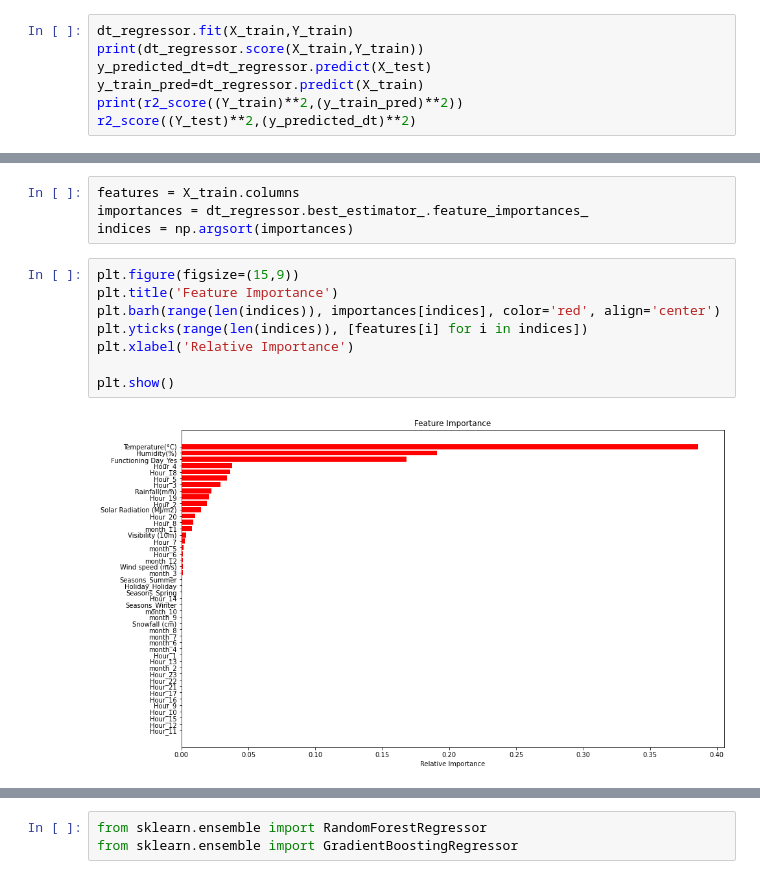
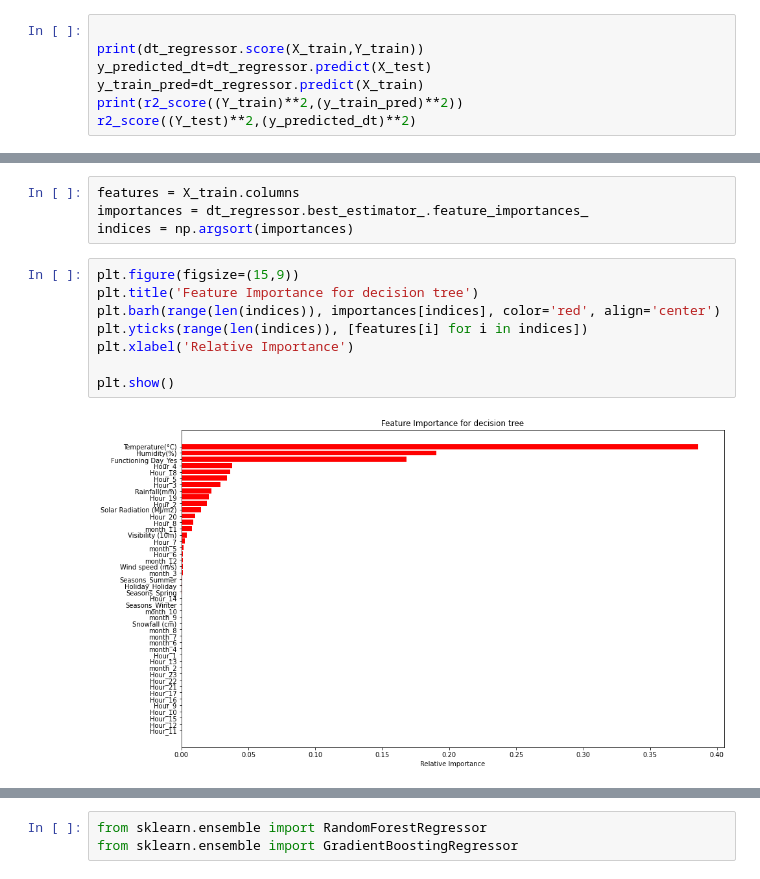
Before and after one commit to dkd99/Seoul-Bike-Sharing-Demand-Prediction, a Jupyter notebook: Bike_Sharing_Demand_Prediction_Capstone_Project.ipynb, the cells around one changed output, grey strips where cells are left out. Drawn from its saved outputs; the diff is of its cells as text.

```diff
--- a/Bike_Sharing_Demand_Prediction_Capstone_Project.ipynb
+++ b/Bike_Sharing_Demand_Prediction_Capstone_Project.ipynb
@@ -1001,5 +1067,5 @@ Using  {'max_depth': 10, 'max_leaf_nodes': 100}  r2_score is:  0.754340794263337
 # %%
-dt_regressor.fit(X_train,Y_train)
+
 print(dt_regressor.score(X_train,Y_train))
 y_predicted_dt=dt_regressor.predict(X_test)
 y_train_pred=dt_regressor.predict(X_train)
@@ -1030,11 +1096,11 @@ importances = dt_regressor.best_estimator_.feature_importances_
 indices = np.argsort(importances)
 # %%
 plt.figure(figsize=(15,9))
-plt.title('Feature Importance')
+plt.title('Feature Importance for decision tree')
 plt.barh(range(len(indices)), importances[indices], color='red', align='center')
 plt.yticks(range(len(indices)), [features[i] for i in indices])
 plt.xlabel('Relative Importance')
 
 plt.show()
 # %% [output]
-[figure, old version]
+[figure, new version]
```
Also changed, not shown: parts of 75 cells of this notebook.
